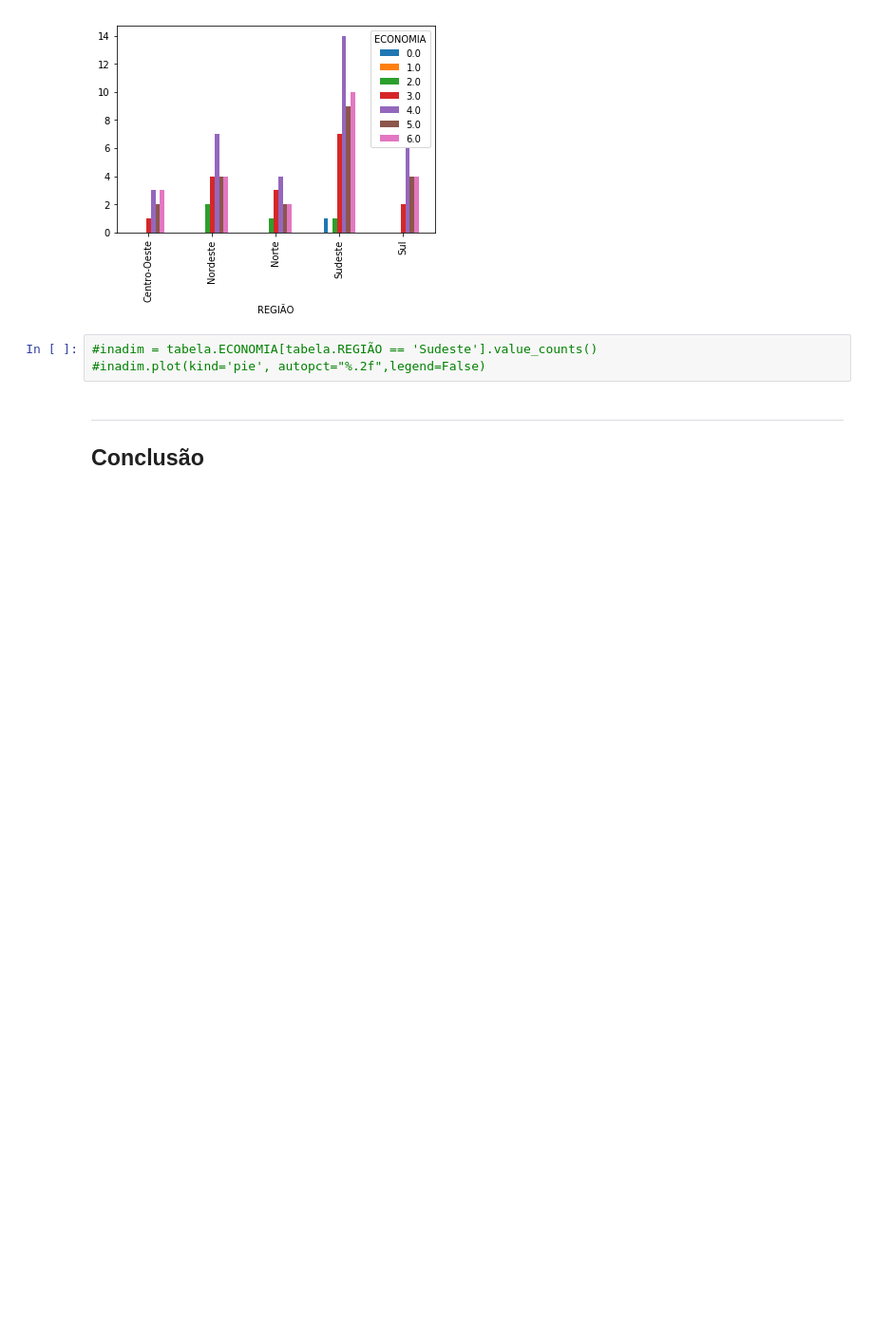
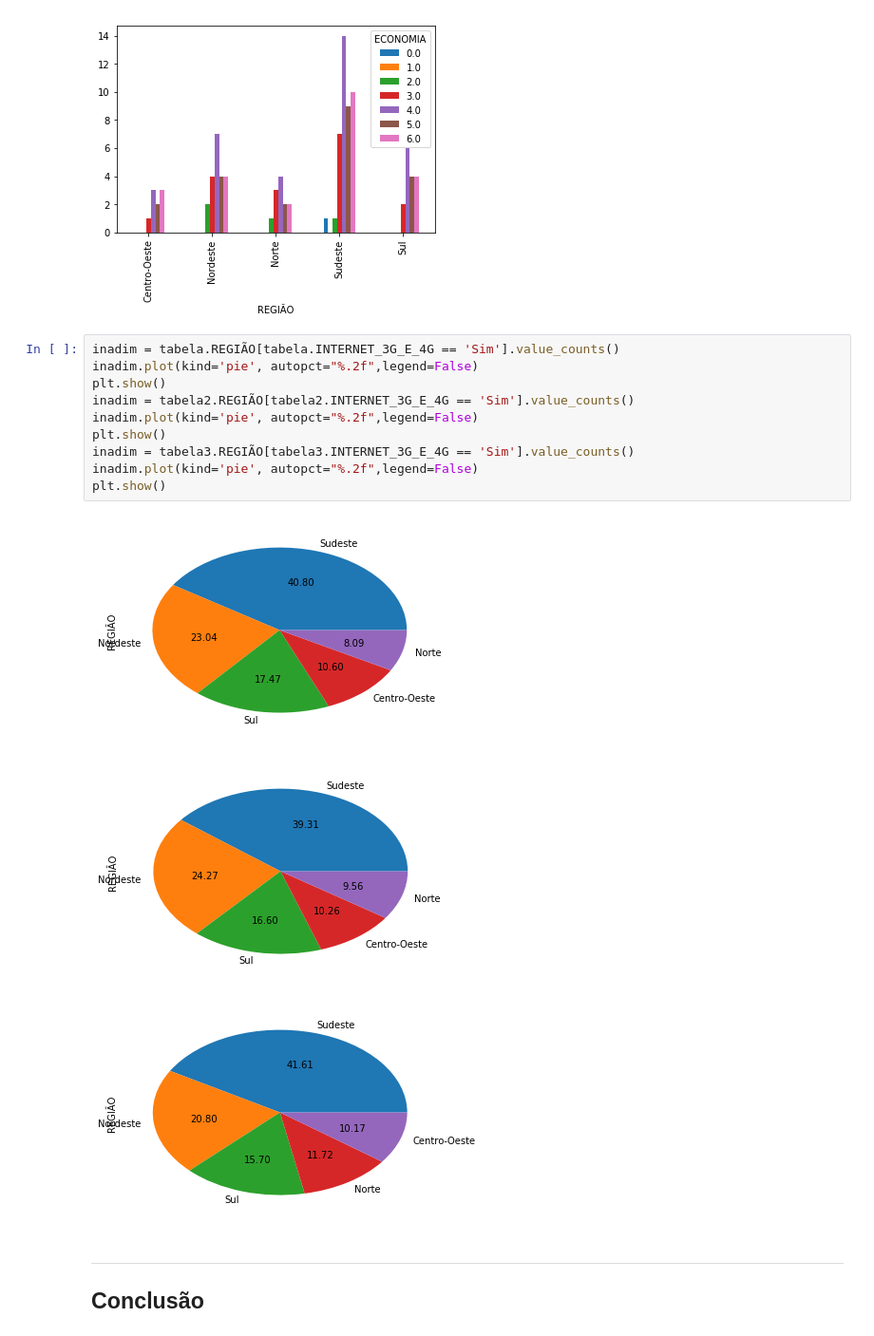
Before and after one commit to TiagoMingossi/CD, a Jupyter notebook: Projeto1 Layout.ipynb, the cells around one changed output. Shown at 95% size. Saved outputs shown, nothing was run; the diff lists cells and outputs as text; blank space fills up the shorter version.

```diff
--- a/Projeto1 Layout.ipynb
+++ b/Projeto1 Layout.ipynb
@@ -294,9 +294,20 @@ ct3.plot(kind='bar')
 [figure]
 [figure]
 [figure]
-# %%
-#inadim = tabela.ECONOMIA[tabela.REGIÃO == 'Sudeste'].value_counts()
-#inadim.plot(kind='pie', autopct="%.2f",legend=False)
+# %%
+inadim = tabela.REGIÃO[tabela.INTERNET_3G_E_4G == 'Sim'].value_counts()
+inadim.plot(kind='pie', autopct="%.2f",legend=False)
+plt.show()
+inadim = tabela2.REGIÃO[tabela2.INTERNET_3G_E_4G == 'Sim'].value_counts()
+inadim.plot(kind='pie', autopct="%.2f",legend=False)
+plt.show()
+inadim = tabela3.REGIÃO[tabela3.INTERNET_3G_E_4G == 'Sim'].value_counts()
+inadim.plot(kind='pie', autopct="%.2f",legend=False)
+plt.show()
+# %% [output]
+[figure, added]
+[figure, added]
+[figure, added]
 # %% [markdown]
 ___
 ## Conclusão
```
Also changed, not shown: parts of 1 cell of this notebook.
